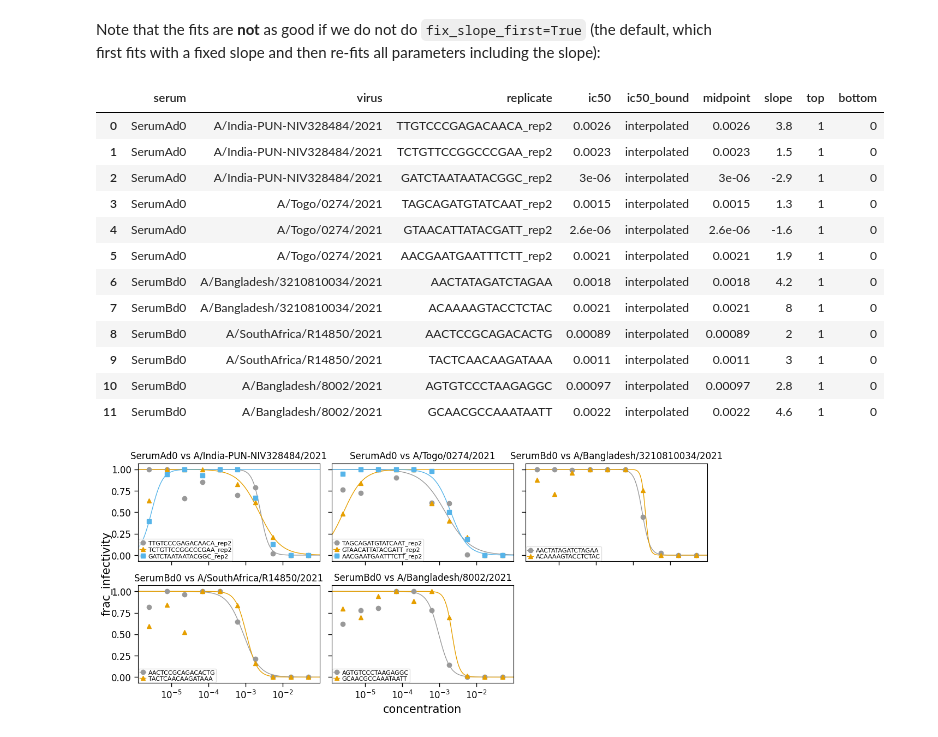
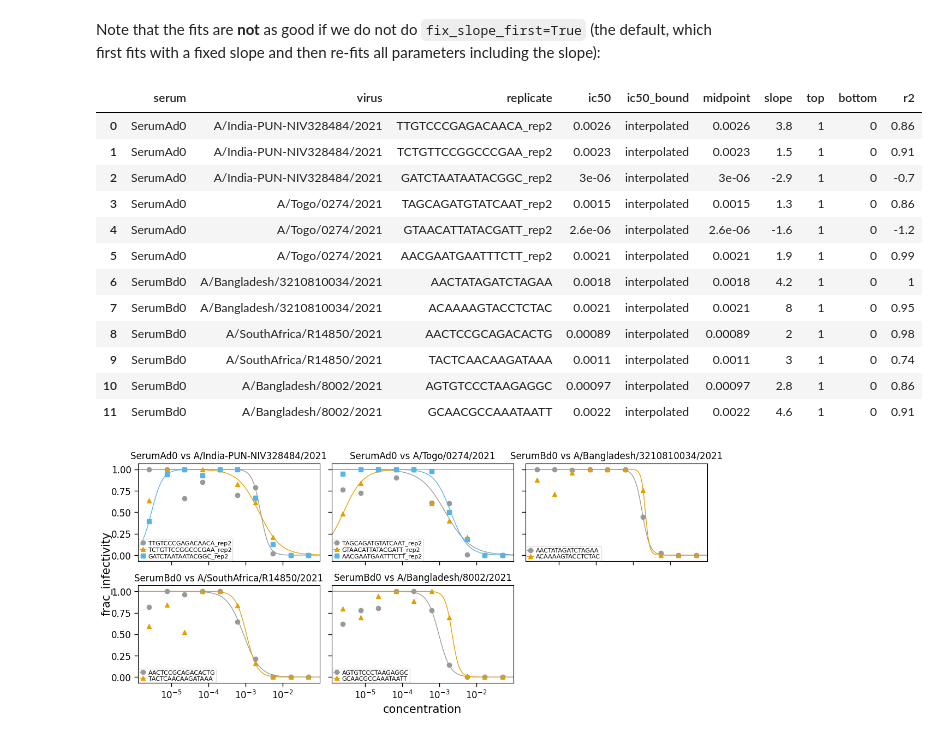
Before and after one commit to jbloomlab/neutcurve, a Jupyter notebook: notebooks/test_curves.ipynb, the cells around one changed output. Cells and saved outputs as stored; diff of their text form; code cells hidden in the pictures.

```diff
--- a/notebooks/test_curves.ipynb
+++ b/notebooks/test_curves.ipynb
@@ -55,33 +55,33 @@ fig, _ = fits.plotReplicates(
 # %% [markdown]
 Note that the fits are **not** as good if we do not do `fix_slope_first=True` (the default, which first fits with a fixed slope and then re-fits all parameters including the slope):
 # %%
-fits = neutcurve.CurveFits(
+fits_nofix = neutcurve.CurveFits(
     data,
     conc_col="concentration",
     fracinf_col="frac_infectivity",
     serum_col="serum",
     virus_col="strain",
     replicate_col="barcode",
     fix_slope_first=False,
 )
 
-fit_params = fits.fitParams(average_only=False, no_average=True).drop(
+fit_params_nofix = fits_nofix.fitParams(average_only=False, no_average=True).drop(
     columns=["nreplicates", "ic50_str"]
 )
 with pd.option_context("display.float_format", "{:.2g}".format):
-    display(fit_params)
+    display(fit_params_nofix)
 # %% [output]
-|  | serum | virus | replicate | ic50 | ic50_bound | midpoint | slope | top | bottom |
-| 0 | SerumAd0 | A/India-PUN-NIV328484/2021 | TTGTCCCGAGACAACA_rep2 | 0.0026 | interpolated | 0.0026 | 3.8 | 1 | 0 |
-| 1 | SerumAd0 | A/India-PUN-NIV328484/2021 | TCTGTTCCGGCCCGAA_rep2 | 0.0023 | interpolated | 0.0023 | 1.5 | 1 | 0 |
-| 2 | SerumAd0 | A/India-PUN-NIV328484/2021 | GATCTAATAATACGGC_rep2 | 3e-06 | interpolated | 3e-06 | -2.9 | 1 | 0 |
-| 3 | SerumAd0 | A/Togo/0274/2021 | TAGCAGATGTATCAAT_rep2 | 0.0015 | interpolated | 0.0015 | 1.3 | 1 | 0 |
-| 4 | SerumAd0 | A/Togo/0274/2021 | GTAACATTATACGATT_rep2 | 2.6e-06 | interpolated | 2.6e-06 | -1.6 | 1 | 0 |
-| 5 | SerumAd0 | A/Togo/0274/2021 | AACGAATGAATTTCTT_rep2 | 0.0021 | interpolated | 0.0021 | 1.9 | 1 | 0 |
-| 6 | SerumBd0 | A/Bangladesh/3210810034/2021 | AACTATAGATCTAGAA | 0.0018 | interpolated | 0.0018 | 4.2 | 1 | 0 |
-| 7 | SerumBd0 | A/Bangladesh/3210810034/2021 | ACAAAAGTACCTCTAC | 0.0021 | interpolated | 0.0021 | 8 | 1 | 0 |
-| 8 | SerumBd0 | A/SouthAfrica/R14850/2021 | AACTCCGCAGACACTG | 0.00089 | interpolated | 0.00089 | 2 | 1 | 0 |
-| 9 | SerumBd0 | A/SouthAfrica/R14850/2021 | TACTCAACAAGATAAA | 0.0011 | interpolated | 0.0011 | 3 | 1 | 0 |
-| 10 | SerumBd0 | A/Bangladesh/8002/2021 | AGTGTCCCTAAGAGGC | 0.00097 | interpolated | 0.00097 | 2.8 | 1 | 0 |
-| 11 | SerumBd0 | A/Bangladesh/8002/2021 | GCAACGCCAAATAATT | 0.0022 | interpolated | 0.0022 | 4.6 | 1 | 0 |
+|  | serum | virus | replicate | ic50 | ic50_bound | midpoint | slope | top | bottom | r2 |
+| 0 | SerumAd0 | A/India-PUN-NIV328484/2021 | TTGTCCCGAGACAACA_rep2 | 0.0026 | interpolated | 0.0026 | 3.8 | 1 | 0 | 0.86 |
+| 1 | SerumAd0 | A/India-PUN-NIV328484/2021 | TCTGTTCCGGCCCGAA_rep2 | 0.0023 | interpolated | 0.0023 | 1.5 | 1 | 0 | 0.91 |
+| 2 | SerumAd0 | A/India-PUN-NIV328484/2021 | GATCTAATAATACGGC_rep2 | 3e-06 | interpolated | 3e-06 | -2.9 | 1 | 0 | -0.7 |
+| 3 | SerumAd0 | A/Togo/0274/2021 | TAGCAGATGTATCAAT_rep2 | 0.0015 | interpolated | 0.0015 | 1.3 | 1 | 0 | 0.86 |
+| 4 | SerumAd0 | A/Togo/0274/2021 | GTAACATTATACGATT_rep2 | 2.6e-06 | interpolated | 2.6e-06 | -1.6 | 1 | 0 | -1.2 |
+| 5 | SerumAd0 | A/Togo/0274/2021 | AACGAATGAATTTCTT_rep2 | 0.0021 | interpolated | 0.0021 | 1.9 | 1 | 0 | 0.99 |
+| 6 | SerumBd0 | A/Bangladesh/3210810034/2021 | AACTATAGATCTAGAA | 0.0018 | interpolated | 0.0018 | 4.2 | 1 | 0 | 1 |
+| 7 | SerumBd0 | A/Bangladesh/3210810034/2021 | ACAAAAGTACCTCTAC | 0.0021 | interpolated | 0.0021 | 8 | 1 | 0 | 0.95 |
+| 8 | SerumBd0 | A/SouthAfrica/R14850/2021 | AACTCCGCAGACACTG | 0.00089 | interpolated | 0.00089 | 2 | 1 | 0 | 0.98 |
+| 9 | SerumBd0 | A/SouthAfrica/R14850/2021 | TACTCAACAAGATAAA | 0.0011 | interpolated | 0.0011 | 3 | 1 | 0 | 0.74 |
+| 10 | SerumBd0 | A/Bangladesh/8002/2021 | AGTGTCCCTAAGAGGC | 0.00097 | interpolated | 0.00097 | 2.8 | 1 | 0 | 0.86 |
+| 11 | SerumBd0 | A/Bangladesh/8002/2021 | GCAACGCCAAATAATT | 0.0022 | interpolated | 0.0022 | 4.6 | 1 | 0 | 0.91 |
 # %%
```
Also changed, not shown: parts of 4 cells of this notebook, 1 other file.
